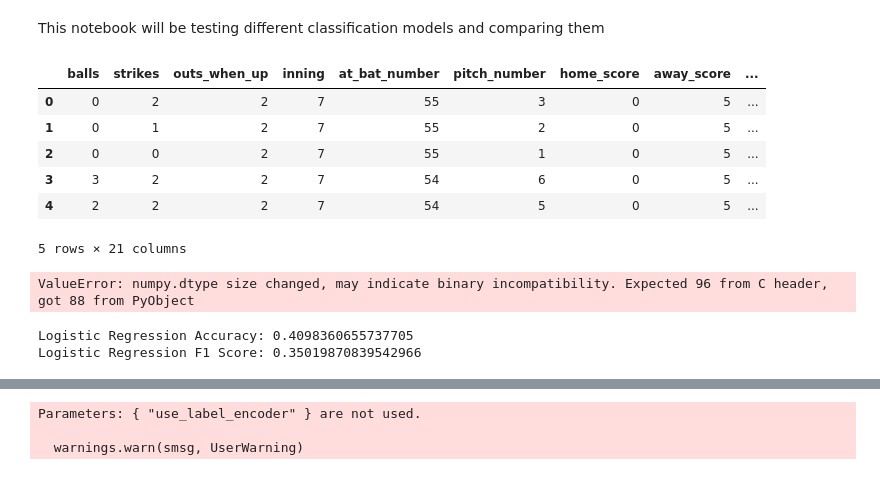
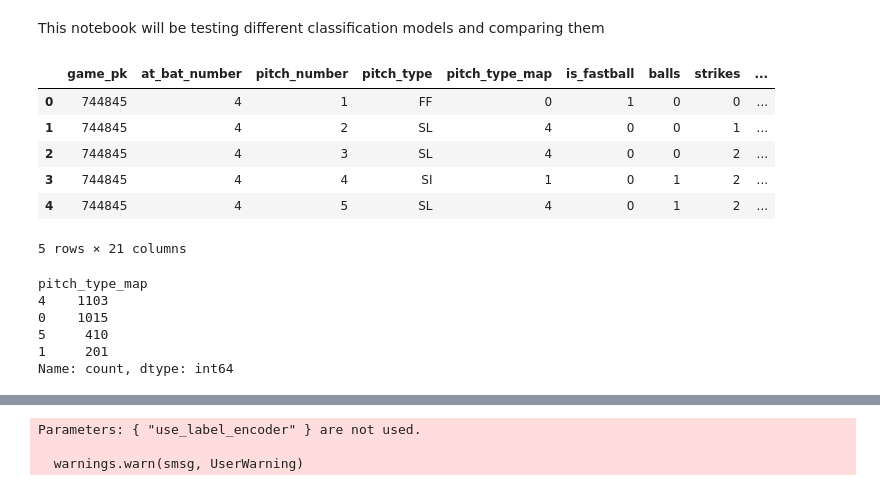
Before and after one commit to Stonec823/MLB-Pitch-Prediction, a Jupyter notebook: notebooks/models.ipynb, the cells around one changed output, grey strips where cells are left out. Drawn from its saved outputs; the diff is of its cells as text; code cells hidden in the pictures.

```diff
--- a/notebooks/models.ipynb
+++ b/notebooks/models.ipynb
@@ -3,14 +3,14 @@ This notebook will be testing different classification models and comparing them
 # %%
 
 import pandas as pd
 import numpy as np
-df = pd.read_csv('..\data\max_fried.csv')
+df = pd.read_csv('../data/raw/chris_sale.csv')
 df.head()
 # %% [output]
-|  | balls | strikes | outs_when_up | inning | at_bat_number | pitch_number | home_score | away_score | ... |
-| 0 | 0 | 2 | 2 | 7 | 55 | 3 | 0 | 5 | ... |
-| 1 | 0 | 1 | 2 | 7 | 55 | 2 | 0 | 5 | ... |
-| 2 | 0 | 0 | 2 | 7 | 55 | 1 | 0 | 5 | ... |
-| 3 | 3 | 2 | 2 | 7 | 54 | 6 | 0 | 5 | ... |
-| 4 | 2 | 2 | 2 | 7 | 54 | 5 | 0 | 5 | ... |
+|  | game_pk | at_bat_number | pitch_number | pitch_type | pitch_type_map | is_fastball | balls | strikes | ... |
+| 0 | 744845 | 4 | 1 | FF | 0 | 1 | 0 | 0 | ... |
+| 1 | 744845 | 4 | 2 | SL | 4 | 0 | 0 | 1 | ... |
+| 2 | 744845 | 4 | 3 | SL | 4 | 0 | 0 | 2 | ... |
+| 3 | 744845 | 4 | 4 | SI | 1 | 0 | 1 | 2 | ... |
+| 4 | 744845 | 4 | 5 | SL | 4 | 0 | 1 | 2 | ... |
 5 rows × 21 columns
@@ -17,3 +22,12 @@ df.head()
+# %%
+df['pitch_type_map'].value_counts()
+# %% [output]
+pitch_type_map
+4    1103
+0    1015
+5     410
+1     201
+Name: count, dtype: int64
 # %%
 #split into train-test-validate
 
@@ -42,19 +56,19 @@ import seaborn as sns
 X = df.drop(columns=["pitch_type_map"])
 y = df["pitch_type_map"]
 
+#resampling the data due to class imbalance
+
+from imblearn.combine import SMOTETomek
+smote_tomek = SMOTETomek(random_state=42)
+X_resampled, y_resampled = smote_tomek.fit_resample(X, y)
+
 # Train-test split
-X_train, X_test, y_train, y_test = train_test_split(X, y, test_size=0.2, random_state=42)
+X_train, X_test, y_train, y_test = train_test_split(X_resampled, y_resampled, test_size=0.35, random_state=42)
+
+class_mapping = {0: ' Fastball',
+                1: 'Sinker',
+                2: 'Cutter',
+                3: 'Curveball',
+                4: 'Slider',
+                5: 'Changeup',
+                6: 'Knuckle'}
-# %% [output]
-ValueError: numpy.dtype size changed, may indicate binary incompatibility. Expected 96 from C header, got 88 from PyObject
-# %%
-#Model 1 Multiple logistic regression
-lr_model = LogisticRegression(random_state=42, max_iter=10000)
-lr_model.fit(X_train, y_train)
-lr_predictions = lr_model.predict(X_test)
-
-# Evaluation
-print("Logistic Regression Accuracy:", accuracy_score(y_test, lr_predictions))
-print("Logistic Regression F1 Score:", f1_score(y_test, lr_predictions, average='weighted'))
-# %% [output]
-Logistic Regression Accuracy: 0.4098360655737705
-Logistic Regression F1 Score: 0.35019870839542966
```
Also changed, not shown: parts of 4 cells of this notebook, 5 other files.
